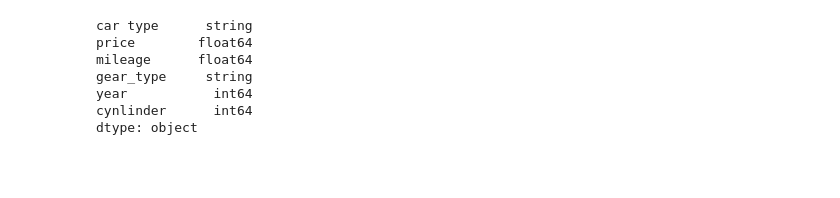
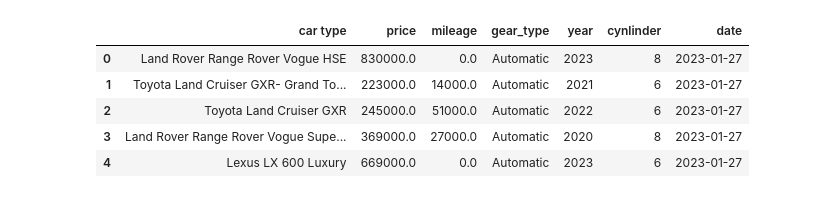
Before and after one commit to thetradingwhisperer/qa_sale_modelling, a Jupyter notebook: qatarsale.ipynb, the cells around one changed output. Cells and saved outputs as stored; diff of their text form; code cells hidden in the pictures; blank space fills up the shorter version.

```diff
--- a/qatarsale.ipynb
+++ b/qatarsale.ipynb
@@ -99,16 +99,25 @@ car_sale_df["mileage"] = car_sale_df["mileage"].astype(float)
 car_sale_df["gear_type"] = car_sale_df["gear_type"].astype('string')
 car_sale_df["year"] = car_sale_df["year"].astype(int)
 car_sale_df["cynlinder"] = car_sale_df["cynlinder"].astype(int)
+
+def add_date_to_df(df):
+    """
+    This function adds the current date to a dataframe.
+    """
+    df["date"] = pd.to_datetime('today').normalize()
+    return df
+
+car_sale_df = add_date_to_df(car_sale_df)
 # %%
 car_sale_df.dtypes
+car_sale_df.head()
 # %% [output]
-car type      string
-price        float64
-mileage      float64
-gear_type     string
-year           int64
-cynlinder      int64
-dtype: object
+|  | car type | price | mileage | gear_type | year | cynlinder | date |
+| 0 | Land Rover Range Rover Vogue HSE | 830000.0 | 0.0 | Automatic | 2023 | 8 | 2023-01-27 |
+| 1 | Toyota Land Cruiser GXR- Grand To... | 223000.0 | 14000.0 | Automatic | 2021 | 6 | 2023-01-27 |
+| 2 | Toyota Land Cruiser GXR | 245000.0 | 51000.0 | Automatic | 2022 | 6 | 2023-01-27 |
+| 3 | Land Rover Range Rover Vogue Supe... | 369000.0 | 27000.0 | Automatic | 2020 | 8 | 2023-01-27 |
+| 4 | Lexus LX 600 Luxury | 669000.0 | 0.0 | Automatic | 2023 | 6 | 2023-01-27 |
 # %%
 import plotly.express as px
 
```
Also changed, not shown: parts of 6 cells of this notebook, 3 other files.
